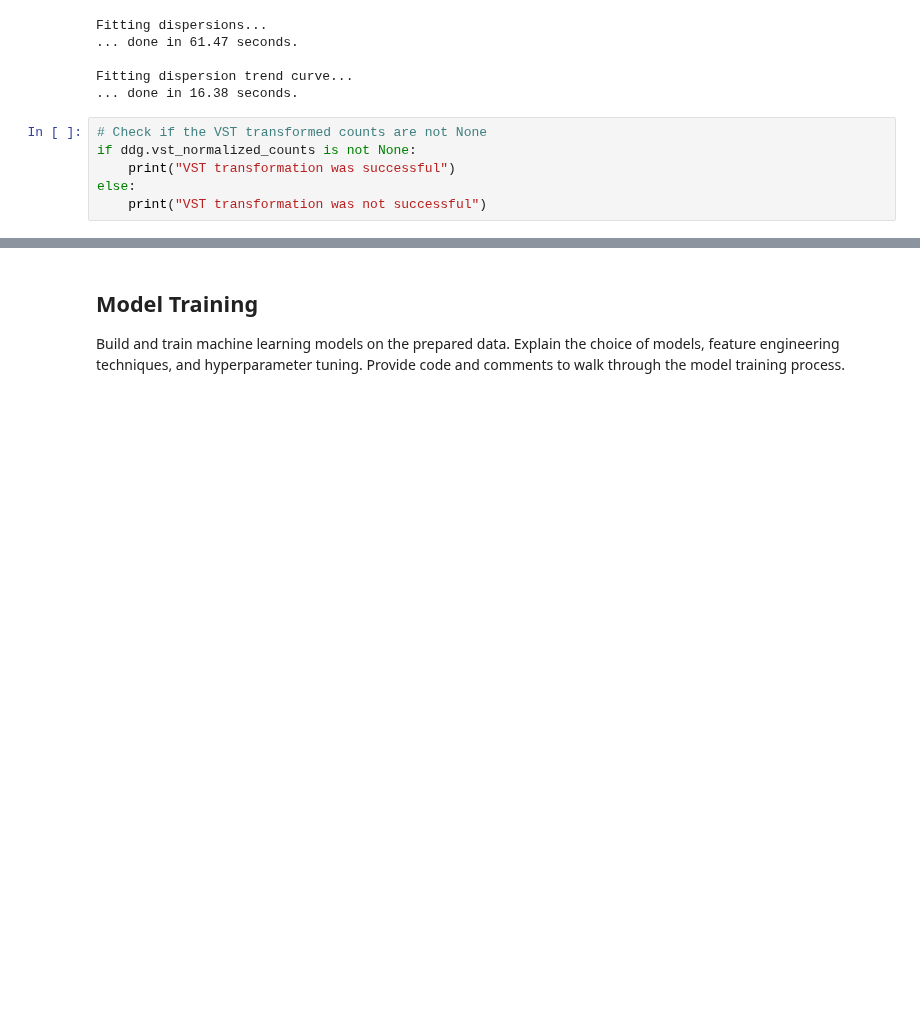
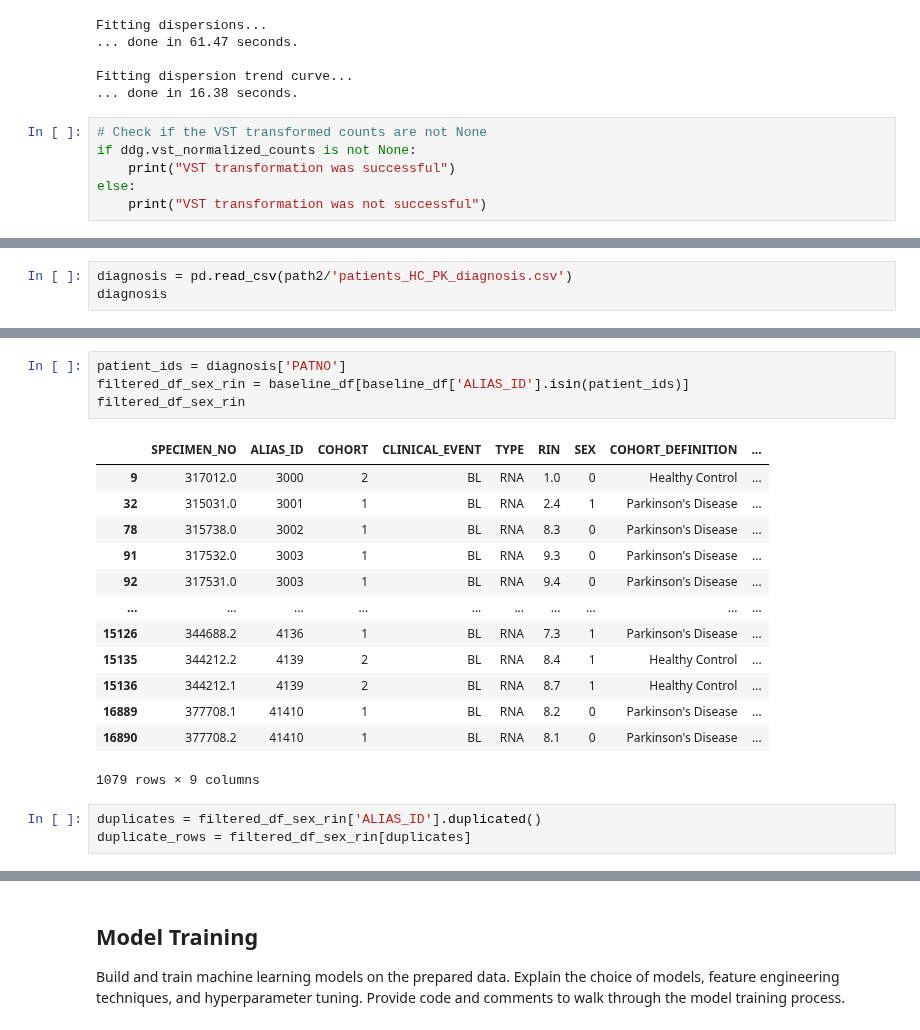
Before and after one commit to zainabnazari/ppmi, a Jupyter notebook: main_ppmi_notebook.ipynb, the cells around one changed output, grey strips where cells are left out. Drawn from its saved outputs; the diff is of its cells as text; blank space fills up the shorter version.

```diff
--- a/main_ppmi_notebook.ipynb
+++ b/main_ppmi_notebook.ipynb
@@ -376,0 +419,3 @@ else:
+# %%
+diagnosis = pd.read_csv(path2/'patients_HC_PK_diagnosis.csv')
+diagnosis
@@ -376,0 +436,21 @@ else:
+# %%
+patient_ids = diagnosis['PATNO']
+filtered_df_sex_rin = baseline_df[baseline_df['ALIAS_ID'].isin(patient_ids)]
+filtered_df_sex_rin
+# %% [output]
+|  | SPECIMEN_NO | ALIAS_ID | COHORT | CLINICAL_EVENT | TYPE | RIN | SEX | COHORT_DEFINITION | ... |
+| 9 | 317012.0 | 3000 | 2 | BL | RNA | 1.0 | 0 | Healthy Control | ... |
+| 32 | 315031.0 | 3001 | 1 | BL | RNA | 2.4 | 1 | Parkinson's Disease | ... |
+| 78 | 315738.0 | 3002 | 1 | BL | RNA | 8.3 | 0 | Parkinson's Disease | ... |
+| 91 | 317532.0 | 3003 | 1 | BL | RNA | 9.3 | 0 | Parkinson's Disease | ... |
+| 92 | 317531.0 | 3003 | 1 | BL | RNA | 9.4 | 0 | Parkinson's Disease | ... |
+| ... | ... | ... | ... | ... | ... | ... | ... | ... | ... |
+| 15126 | 344688.2 | 4136 | 1 | BL | RNA | 7.3 | 1 | Parkinson's Disease | ... |
+| 15135 | 344212.2 | 4139 | 2 | BL | RNA | 8.4 | 1 | Healthy Control | ... |
+| 15136 | 344212.1 | 4139 | 2 | BL | RNA | 8.7 | 1 | Healthy Control | ... |
+| 16889 | 377708.1 | 41410 | 1 | BL | RNA | 8.2 | 0 | Parkinson's Disease | ... |
+| 16890 | 377708.2 | 41410 | 1 | BL | RNA | 8.1 | 0 | Parkinson's Disease | ... |
+1079 rows × 9 columns
+# %%
+duplicates = filtered_df_sex_rin['ALIAS_ID'].duplicated()
+duplicate_rows = filtered_df_sex_rin[duplicates]
```
Also changed, not shown: parts of 8 cells of this notebook.
